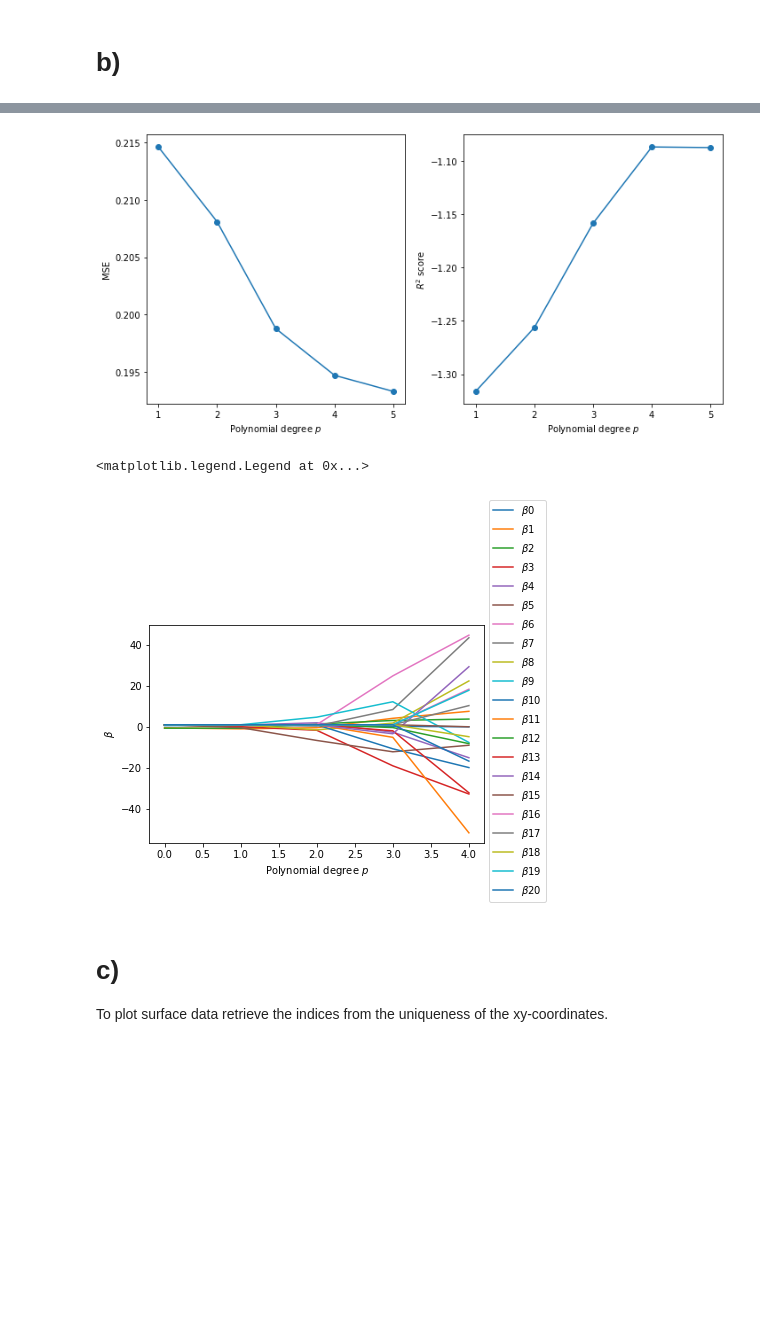
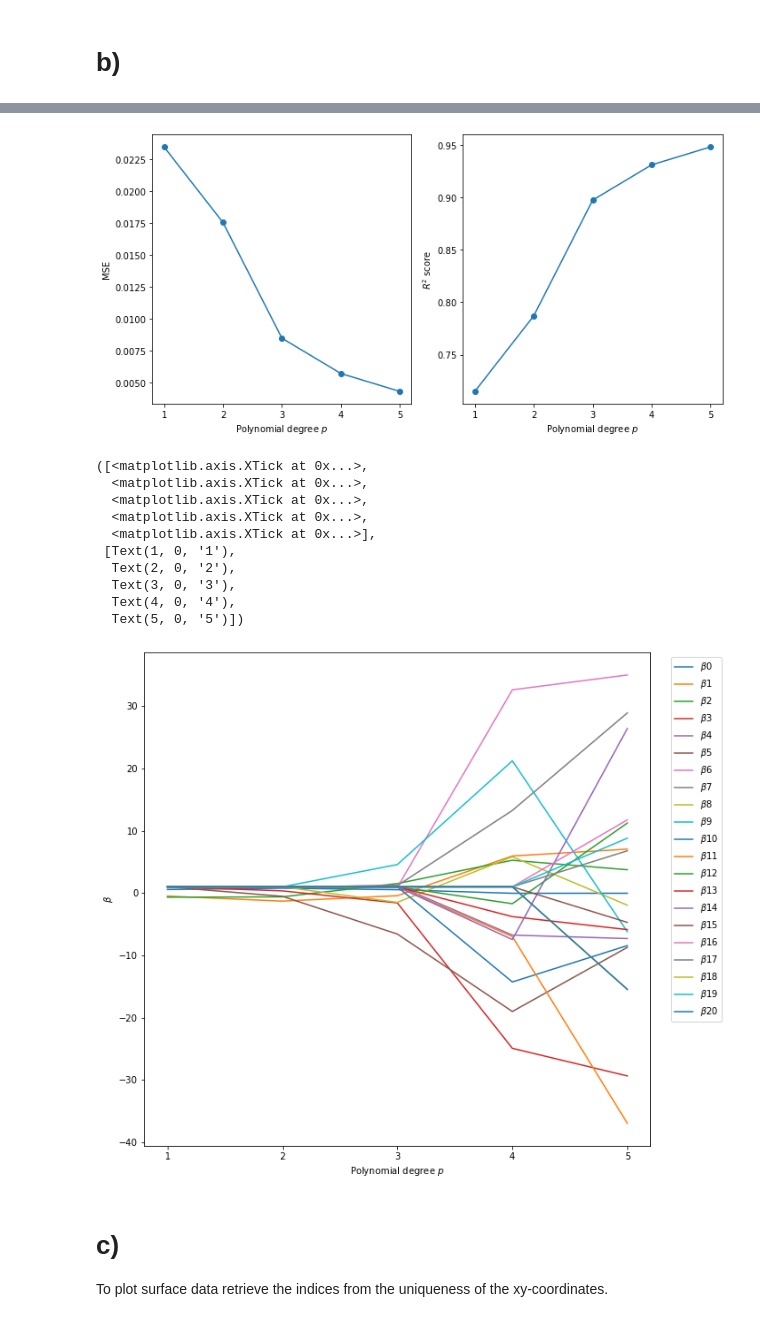
Before and after one commit to johanage/ada_ml_project1, a Jupyter notebook: Project1.ipynb, the cells around one changed output, grey strips where cells are left out. Cells and saved outputs as stored; diff of their text form; code cells hidden in the pictures; blank space fills up the shorter version.

```diff
--- a/Project1.ipynb
+++ b/Project1.ipynb
@@ -116,18 +141,19 @@ ax.plot_surface(x,y,znoisy, cmap=cm.coolwarm)
 %matplotlib inline
 import importlib; import project1; importlib.reload(project1)
 from project1.project1 import *
-x, y = np.meshgrid(np.arange(0,1,0.01),np.arange(0,1,0.01))
+x, y = np.meshgrid(np.arange(0,1,0.05),np.arange(0,1,0.05))
 xvec = np.array([x,y])
 z = FrankeFunction(**{'x%i'%i: xvec[i] for i in range(len(xvec))})
-print(x.shape)
-znoisy_tilde, X, znoisy_centered, znoisy = ols_fp(xvec = xvec, f = FrankeFunction, p=5, sigma = 0.1)
-znoisy_tilde = znoisy_tilde.reshape(x.shape)
-znoisy = znoisy.reshape(x.shape)
-print(znoisy_tilde.shape)
-znoisy_centered = znoisy_centered.reshape(x.shape)
+noise = np.random.normal(0,1,size=z.shape)
+znoisy = z + noise
+znoisy_centered = znoisy - np.mean(znoisy)
+for p in range(1,6):
+    X = make_design_matrix(xvec = xvec, p = p)
+    znoisy_tilde, betahat = ols_fp_wo_split(X = X, y = znoisy_centered.ravel())
+znoisy_tilde = (znoisy_tilde + np.mean(znoisy)).reshape(x.shape)
 
 fig, ax = plt.subplots(subplot_kw={'projection':'3d'}, figsize=(10,10))
 ax.plot_surface(x,y,znoisy_tilde, cmap=cm.viridis)
-#ax.plot_surface(x,y,z, cmap=cm.coolwarm)
-ax.plot_surface(x,y,znoisy, cmap=cm.coolwarm)
+ax.plot_surface(x,y,z, cmap=cm.coolwarm)
+ax.view_init(20,45)
 # %% [output]
@@ -145,10 +168,16 @@ xvec = np.array([x,y])
 mses = np.zeros((5))
 Rs = np.zeros((5))
 betas = []
+z = FrankeFunction(**{'x%i'%i: xvec[i].ravel() for i in range(len(xvec))})
+noise = np.random.normal(0,1,size=z.shape)
+znoisy = z + noise
+znoisy_centered = znoisy - np.mean(znoisy)
 for p in range(1,6):
-    znoisy_tilde, X, znoisy_centered, znoisy, betahat = ols_fp(xvec = xvec, f = FrankeFunction, p=p, sigma=0.1, return_betas=True)
-    mses[p-1] = MSE(y = znoisy,ytilde = znoisy_tilde+ np.mean(z))
-    Rs[p-1] = Rscore(y = znoisy, ytilde = znoisy_tilde+ np.mean(z))
+    X = make_design_matrix(xvec = xvec, p = p)
+    znoisy_tilde, betahat = ols_fp_wo_split(X = X, y = znoisy_centered)
+
+    mses[p-1] = MSE(y = z,ytilde = znoisy_tilde + np.mean(znoisy))
+    Rs[p-1] = Rscore(y = z, ytilde = znoisy_tilde+ np.mean(znoisy))
     betas.append(betahat)
 
 fig, axs = plt.subplots(1,2, figsize=(10,5))
@@ -161,20 +190,31 @@ axs[1].set_ylabel("$R^2$ score")
 [ax.set_xticks(polydeg, polydeg) for ax in axs]
 fig.tight_layout()
 # %% [output]
-[figure, old version]
+[figure, new version]
 # %%
 %matplotlib inline
 beta_matrix = np.ones((5, len(betas[-1])))
+plt.figure(figsize=(10,10))
 for i in range(5):
     for j in range(len(betas[i])):
         beta_matrix[i,j] = betas[i][j]
-[plt.plot(beta_matrix[:,i], label="$\\beta%i$"%i) for i in range(beta_matrix.shape[-1])]
+[plt.plot(np.arange(5) + 1, beta_matrix[:,i], label="$\\beta%i$"%i) for i in range(beta_matrix.shape[-1])]
 plt.ylabel("$\\beta$")
 plt.xlabel("Polynomial degree $p$")
-plt.legend(bbox_to_anchor=(1,.5,.1,1.1))
+plt.legend(bbox_to_anchor=(1,.5,.15,.5))
+plt.xticks(np.arange(5) + 1,np.arange(5) + 1)
 # %% [output]
-<matplotlib.legend.Legend at 0x...>
+([<matplotlib.axis.XTick at 0x...>,
+  <matplotlib.axis.XTick at 0x...>,
+  <matplotlib.axis.XTick at 0x...>,
+  <matplotlib.axis.XTick at 0x...>,
+  <matplotlib.axis.XTick at 0x...>],
+ [Text(1, 0, '1'),
+  Text(2, 0, '2'),
+  Text(3, 0, '3'),
+  Text(4, 0, '4'),
+  Text(5, 0, '5')])
-[figure, old version]
+[figure, new version]
 # %% [markdown]
 # c)
 
```
Also changed, not shown: parts of 52 cells of this notebook, 1 other file.
